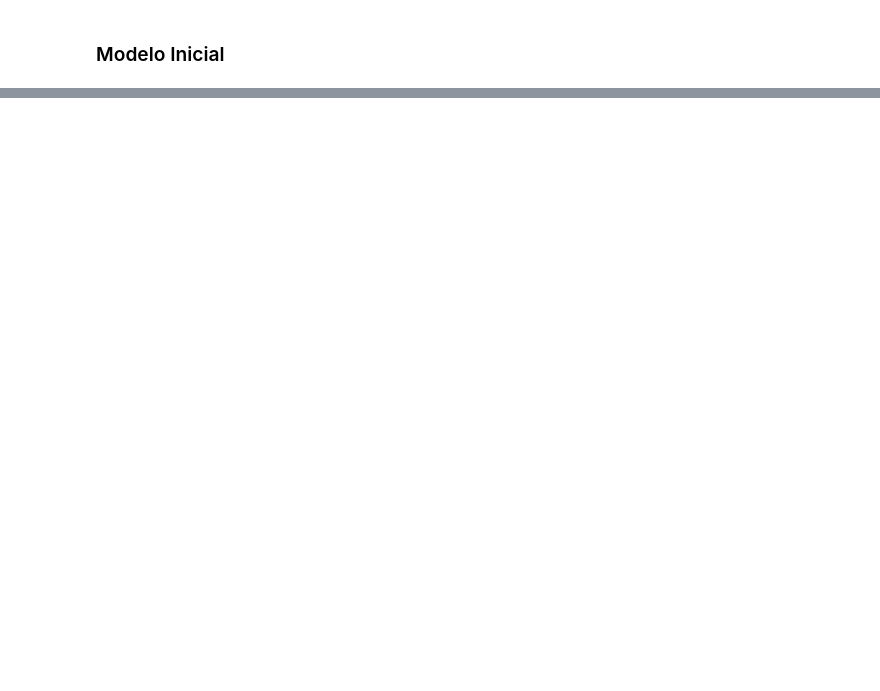
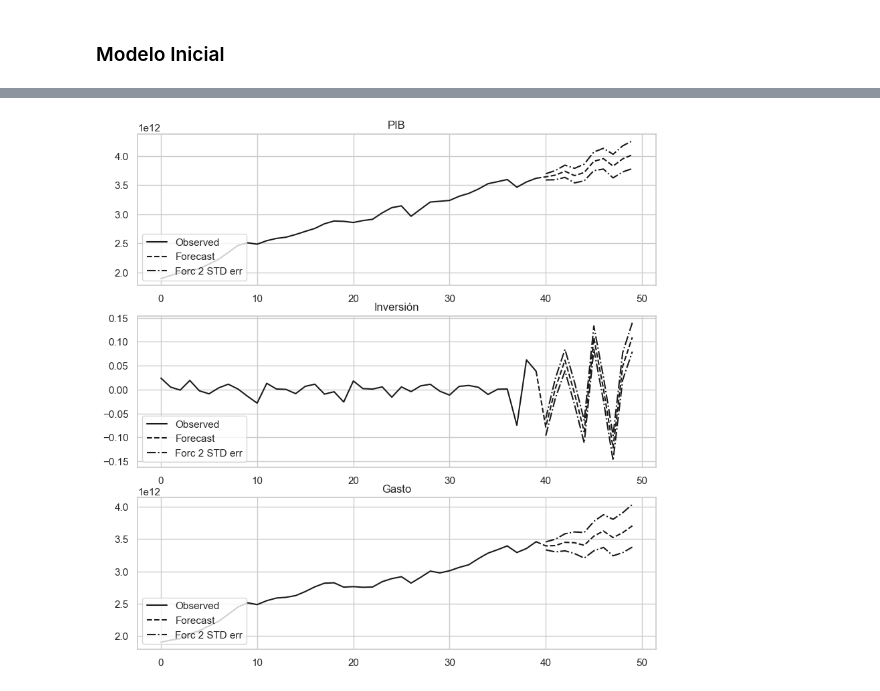
Before and after one commit to miguel2019547/econometria_2, a Jupyter notebook: _VEC/vec1.ipynb, the cells around one changed output, grey strips where cells are left out. Saved outputs shown, nothing was run; the diff lists cells and outputs as text; code cells hidden in the pictures; blank space fills up the shorter version.

```diff
--- a/_VEC/vec1.ipynb
+++ b/_VEC/vec1.ipynb
@@ -108,0 +111,4 @@ result.get_forecast
+# %%
+result.plot_forecast(steps = 10)
+# %% [output]
+[figure, added]
```
Also changed, not shown: parts of 8 cells of this notebook.
